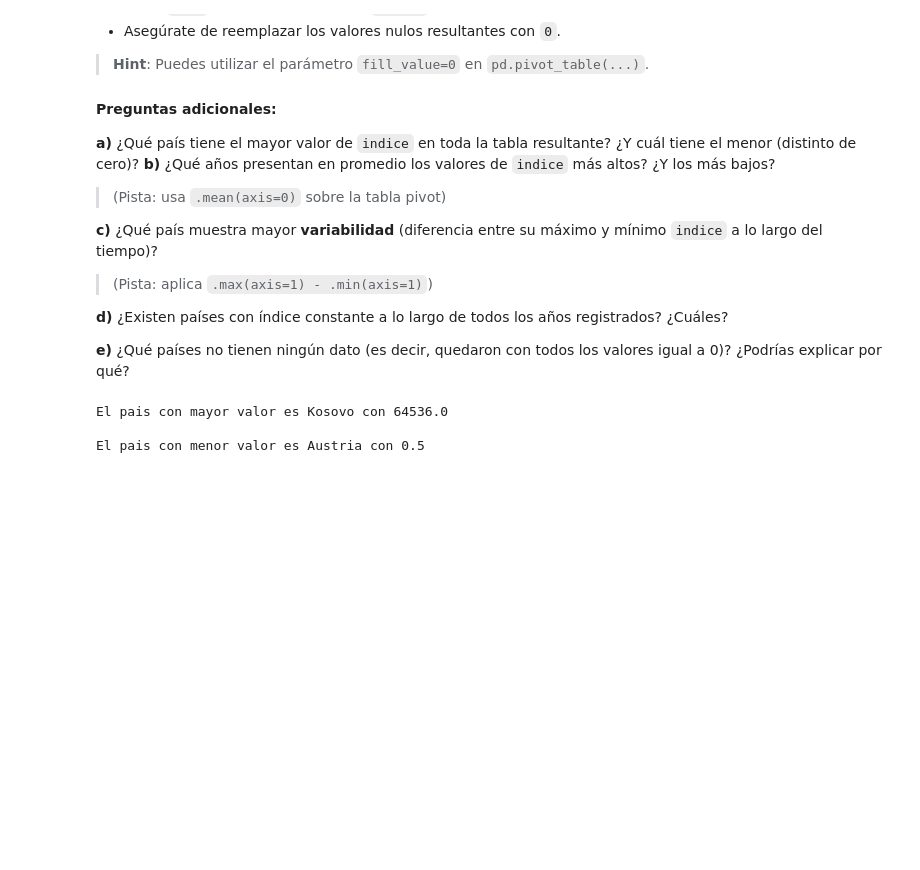
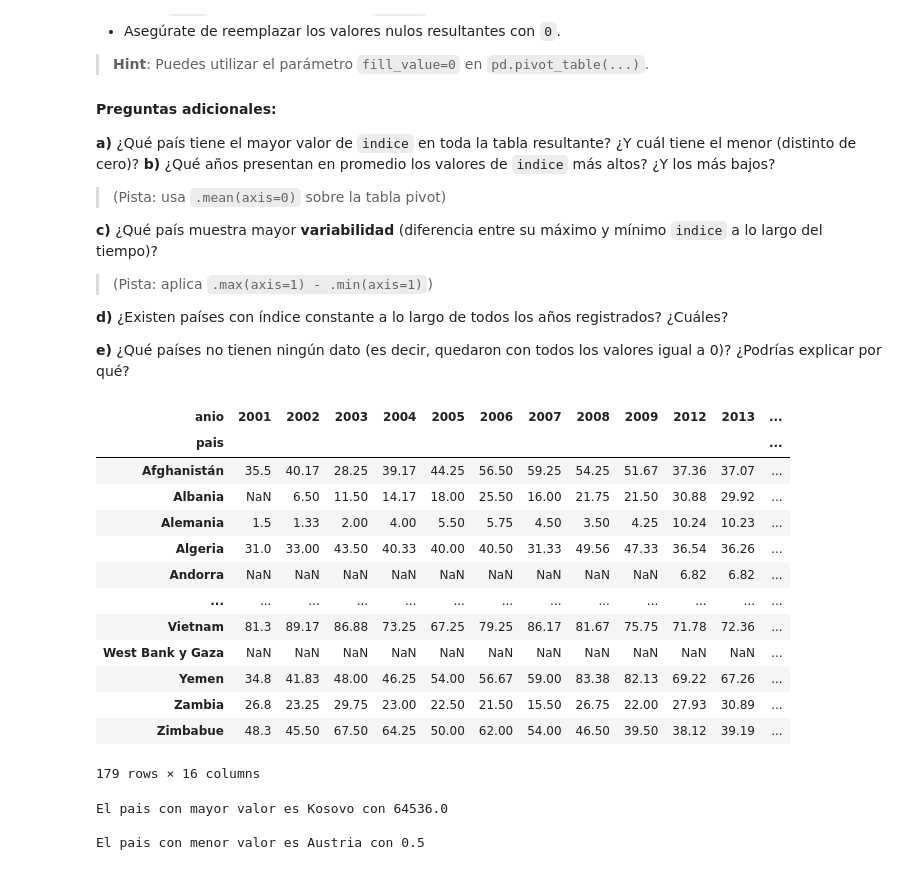
Before and after one commit to DiegoCherry/Mat-306, a Jupyter notebook: docs/codes/labs/lab_04.ipynb, the cells around one changed output. Cells and saved outputs as stored; diff of their text form; code cells hidden in the pictures; blank space fills up the shorter version.

```diff
--- a/docs/codes/labs/lab_04.ipynb
+++ b/docs/codes/labs/lab_04.ipynb
@@ -460,7 +413,24 @@ En esta sección se busca analizar la evolución del **índice máximo** de libe
 # %%
 pivot_table = pd.pivot_table(df, index="pais", columns="anio", values="indice", aggfunc="max", fill_value=0)
 
 pivot_table = pivot_table.replace(0, np.nan)
+
+pivot_table
+# %% [output]
+| anio | 2001 | 2002 | 2003 | 2004 | 2005 | 2006 | 2007 | 2008 | 2009 | 2012 | 2013 | ... |
+| pais |  |  |  |  |  |  |  |  |  |  |  | ... |
+| Afghanistán | 35.5 | 40.17 | 28.25 | 39.17 | 44.25 | 56.50 | 59.25 | 54.25 | 51.67 | 37.36 | 37.07 | ... |
+| Albania | NaN | 6.50 | 11.50 | 14.17 | 18.00 | 25.50 | 16.00 | 21.75 | 21.50 | 30.88 | 29.92 | ... |
+| Alemania | 1.5 | 1.33 | 2.00 | 4.00 | 5.50 | 5.75 | 4.50 | 3.50 | 4.25 | 10.24 | 10.23 | ... |
+| Algeria | 31.0 | 33.00 | 43.50 | 40.33 | 40.00 | 40.50 | 31.33 | 49.56 | 47.33 | 36.54 | 36.26 | ... |
+| Andorra | NaN | NaN | NaN | NaN | NaN | NaN | NaN | NaN | NaN | 6.82 | 6.82 | ... |
+| ... | ... | ... | ... | ... | ... | ... | ... | ... | ... | ... | ... | ... |
+| Vietnam | 81.3 | 89.17 | 86.88 | 73.25 | 67.25 | 79.25 | 86.17 | 81.67 | 75.75 | 71.78 | 72.36 | ... |
+| West Bank y Gaza | NaN | NaN | NaN | NaN | NaN | NaN | NaN | NaN | NaN | NaN | NaN | ... |
+| Yemen | 34.8 | 41.83 | 48.00 | 46.25 | 54.00 | 56.67 | 59.00 | 83.38 | 82.13 | 69.22 | 67.26 | ... |
+| Zambia | 26.8 | 23.25 | 29.75 | 23.00 | 22.50 | 21.50 | 15.50 | 26.75 | 22.00 | 27.93 | 30.89 | ... |
+| Zimbabue | 48.3 | 45.50 | 67.50 | 64.25 | 50.00 | 62.00 | 54.00 | 46.50 | 39.50 | 38.12 | 39.19 | ... |
+179 rows × 16 columns
 # %%
 max_indice = pivot_table.max().max()
 max_pais = pivot_table.max(axis = 1).idxmax()
```
Also changed, not shown: parts of 10 cells of this notebook.
